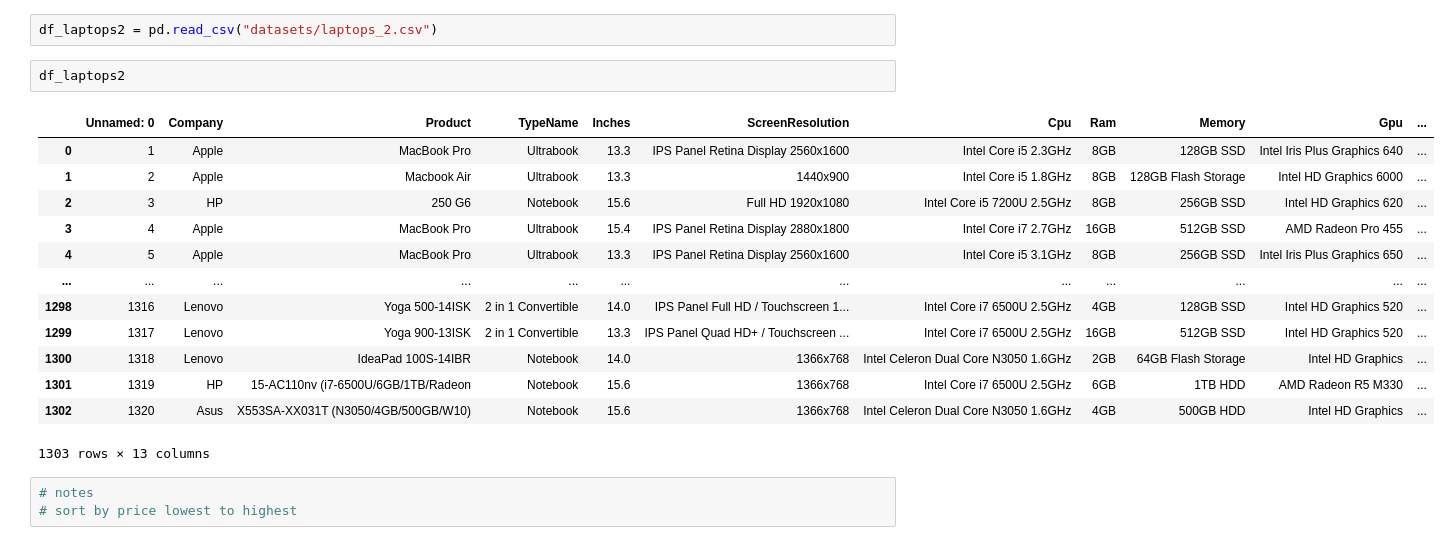
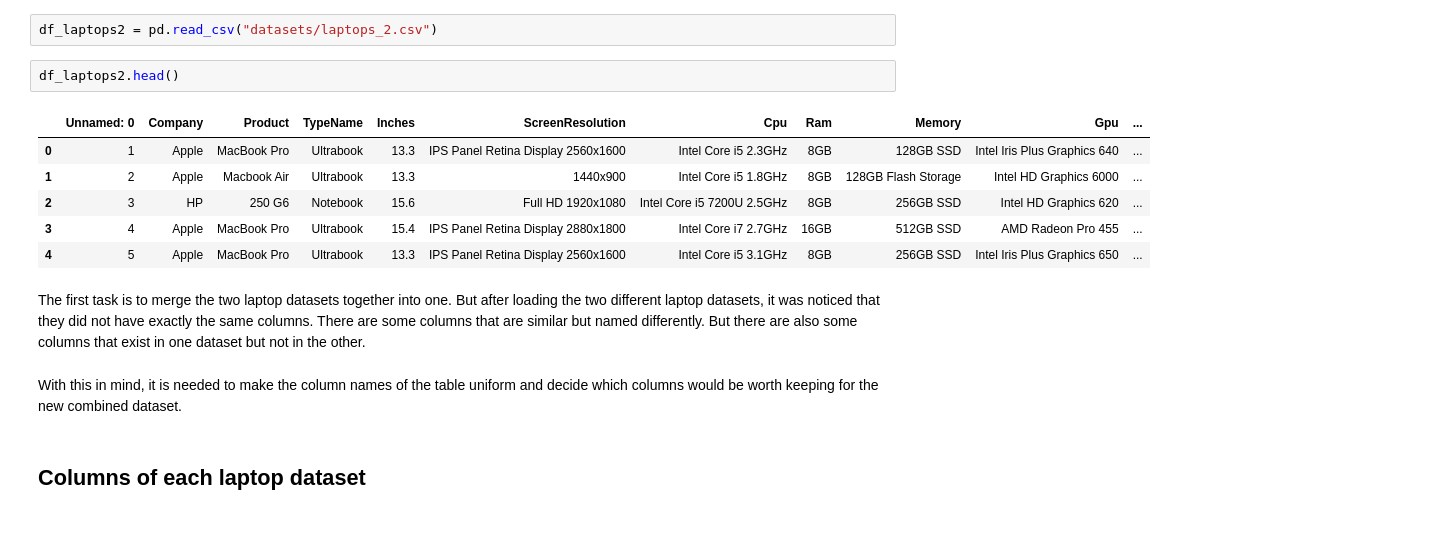
Before and after one commit to jason-9601/DATAPRE-Final, a Jupyter notebook: DATAPRE Final.ipynb, the cells around one changed output. Saved outputs shown, nothing was run; the diff lists cells and outputs as text.

Commit message:
Begun merging and cleaning of laptop datasets

```diff
--- a/DATAPRE Final.ipynb
+++ b/DATAPRE Final.ipynb
@@ -51,21 +45,17 @@ plt.show()
 # %%
 df_laptops2 = pd.read_csv("datasets/laptops_2.csv")
 # %%
-df_laptops2
+df_laptops2.head()
 # %% [output]
 |  | Unnamed: 0 | Company | Product | TypeName | Inches | ScreenResolution | Cpu | Ram | Memory | Gpu | ... |
 | 0 | 1 | Apple | MacBook Pro | Ultrabook | 13.3 | IPS Panel Retina Display 2560x1600 | Intel Core i5 2.3GHz | 8GB | 128GB SSD | Intel Iris Plus Graphics 640 | ... |
 | 1 | 2 | Apple | Macbook Air | Ultrabook | 13.3 | 1440x900 | Intel Core i5 1.8GHz | 8GB | 128GB Flash Storage | Intel HD Graphics 6000 | ... |
 | 2 | 3 | HP | 250 G6 | Notebook | 15.6 | Full HD 1920x1080 | Intel Core i5 7200U 2.5GHz | 8GB | 256GB SSD | Intel HD Graphics 620 | ... |
 | 3 | 4 | Apple | MacBook Pro | Ultrabook | 15.4 | IPS Panel Retina Display 2880x1800 | Intel Core i7 2.7GHz | 16GB | 512GB SSD | AMD Radeon Pro 455 | ... |
 | 4 | 5 | Apple | MacBook Pro | Ultrabook | 13.3 | IPS Panel Retina Display 2560x1600 | Intel Core i5 3.1GHz | 8GB | 256GB SSD | Intel Iris Plus Graphics 650 | ... |
-| ... | ... | ... | ... | ... | ... | ... | ... | ... | ... | ... | ... |
-| 1298 | 1316 | Lenovo | Yoga 500-14ISK | 2 in 1 Convertible | 14.0 | IPS Panel Full HD / Touchscreen 1... | Intel Core i7 6500U 2.5GHz | 4GB | 128GB SSD | Intel HD Graphics 520 | ... |
-| 1299 | 1317 | Lenovo | Yoga 900-13ISK | 2 in 1 Convertible | 13.3 | IPS Panel Quad HD+ / Touchscreen ... | Intel Core i7 6500U 2.5GHz | 16GB | 512GB SSD | Intel HD Graphics 520 | ... |
-| 1300 | 1318 | Lenovo | IdeaPad 100S-14IBR | Notebook | 14.0 | 1366x768 | Intel Celeron Dual Core N3050 1.6GHz | 2GB | 64GB Flash Storage | Intel HD Graphics | ... |
-| 1301 | 1319 | HP | 15-AC110nv (i7-6500U/6GB/1TB/Radeon | Notebook | 15.6 | 1366x768 | Intel Core i7 6500U 2.5GHz | 6GB | 1TB HDD | AMD Radeon R5 M330 | ... |
-| 1302 | 1320 | Asus | X553SA-XX031T (N3050/4GB/500GB/W10) | Notebook | 15.6 | 1366x768 | Intel Celeron Dual Core N3050 1.6GHz | 4GB | 500GB HDD | Intel HD Graphics | ... |
-1303 rows × 13 columns
-# %%
-# notes
-# sort by price lowest to highest
+# %% [markdown]
+The first task is to merge the two laptop datasets together into one. But after loading the two different laptop datasets, it was noticed that they did not have exactly the same columns. There are some columns that are similar but named differently. But there are also some columns that exist in one dataset but not in the other.
+# %% [markdown]
+With this in mind, it is needed to make the column names of the table uniform and decide which columns would be worth keeping for the new combined dataset.
+# %% [markdown]
+## Columns of each laptop dataset ##
```
Also changed, not shown: parts of 49 cells of this notebook.
